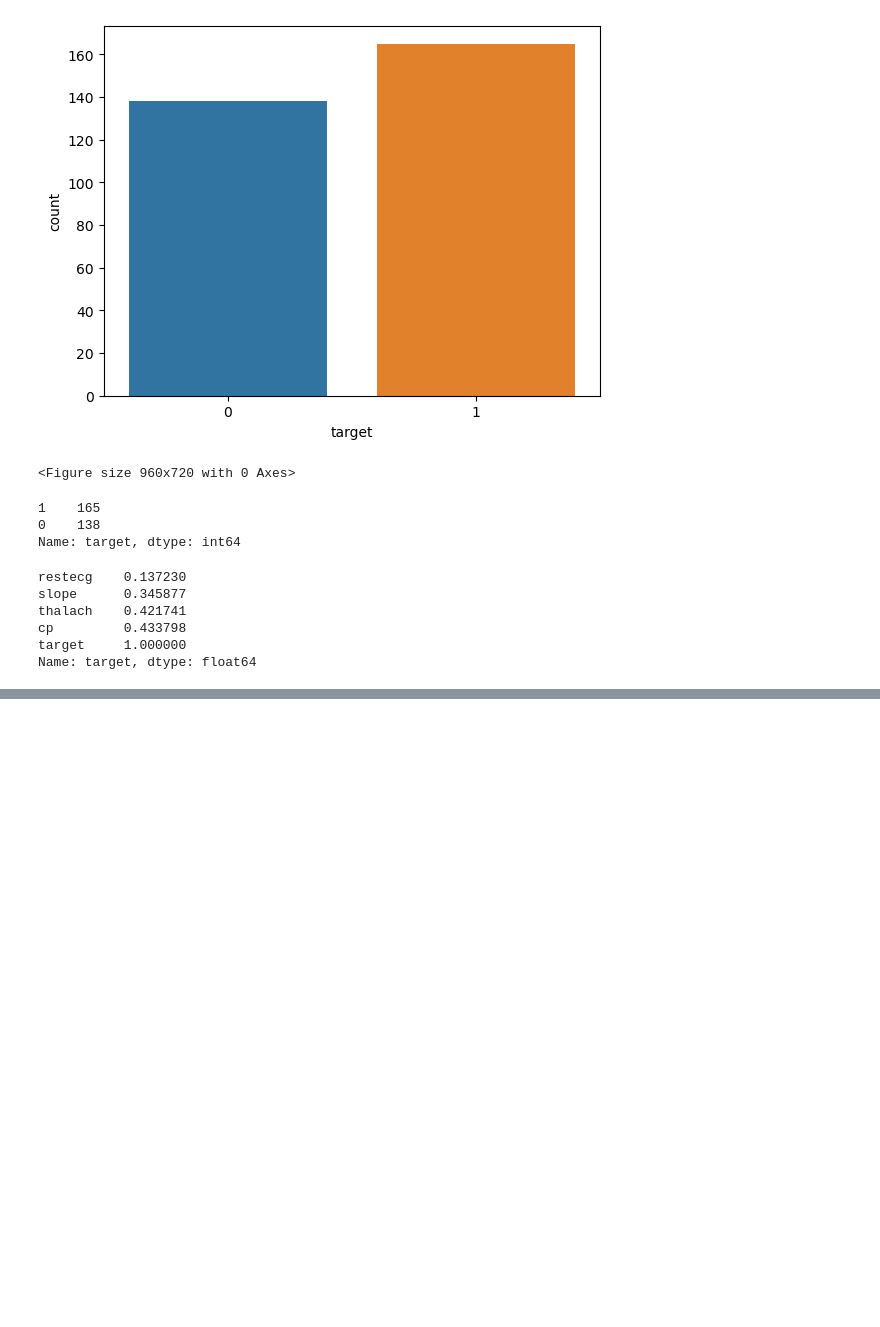
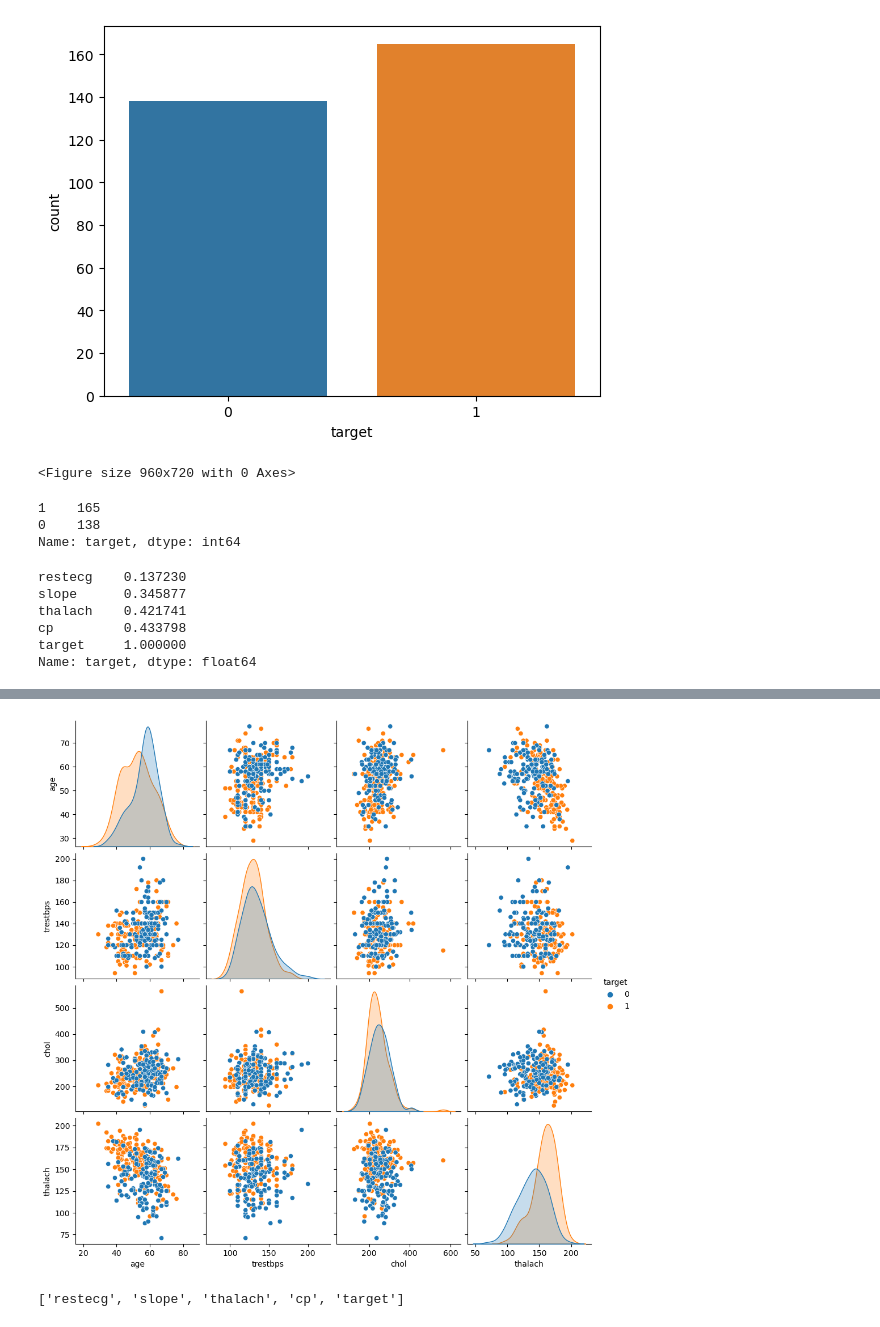
Before and after one commit to NadeemDin/ML-Logistic-Regression, a Jupyter notebook: Heart disease classification model.ipynb, the cells around one changed output, grey strips where cells are left out. Saved outputs shown, nothing was run; the diff lists cells and outputs as text; code cells hidden in the pictures; blank space fills up the shorter version.

Commit message:
Finished exploring and visualising data

```diff
--- a/Heart disease classification model.ipynb
+++ b/Heart disease classification model.ipynb
@@ -129,3 +131,7 @@ thalach    0.421741
 cp         0.433798
 target     1.000000
 Name: target, dtype: float64
+# %%
+# explore ['age','trestbps', 'chol','thalach','target'] columns for sake of practice
+
+new_df = df[['age','trestbps', 'chol','thalach','target']].copy()
@@ -131,0 +147,12 @@ Name: target, dtype: float64
+# %%
+sns.pairplot(data=new_df,hue='target')
+plt.show()
+# %% [output]
+[figure, added]
+# %%
+#exploring the positively correlated attributes
+
+pos_column_labels = posiive_correlation.index.to_list()
+print(pos_column_labels)
+# %% [output]
+['restecg', 'slope', 'thalach', 'cp', 'target']
```
Also changed, not shown: parts of 6 cells of this notebook.
